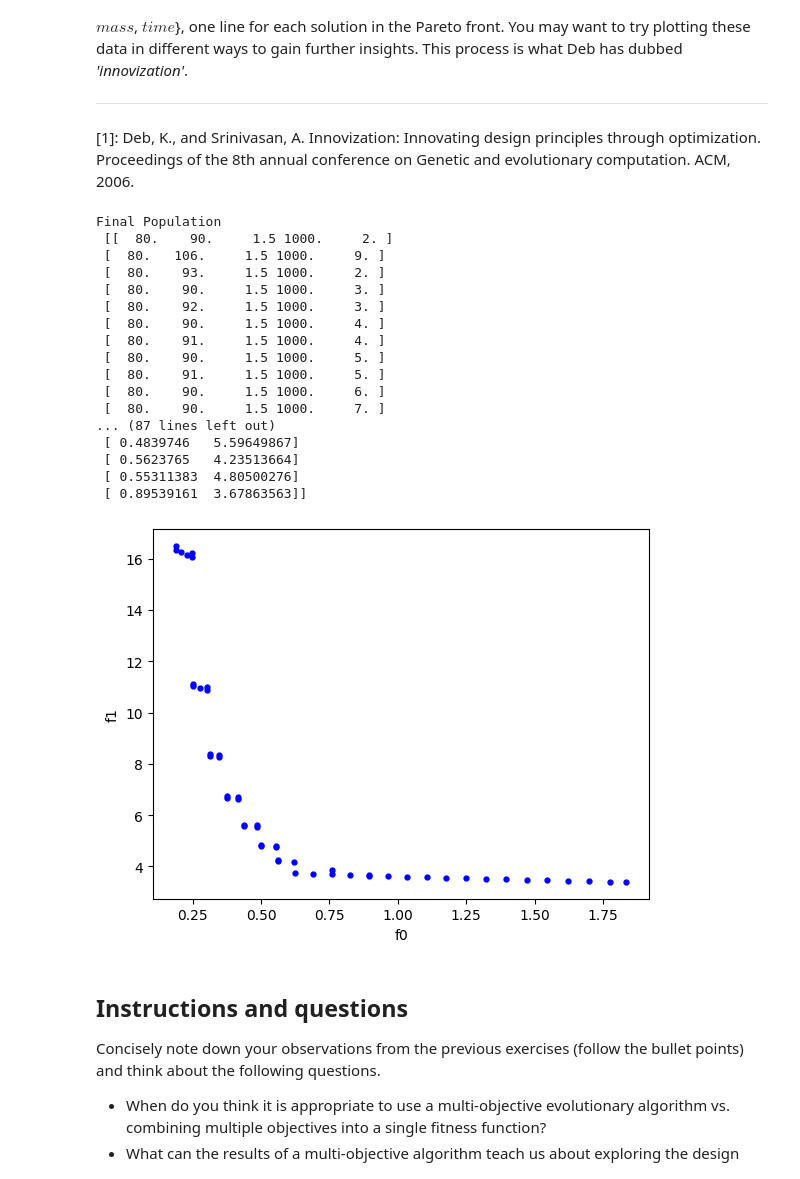
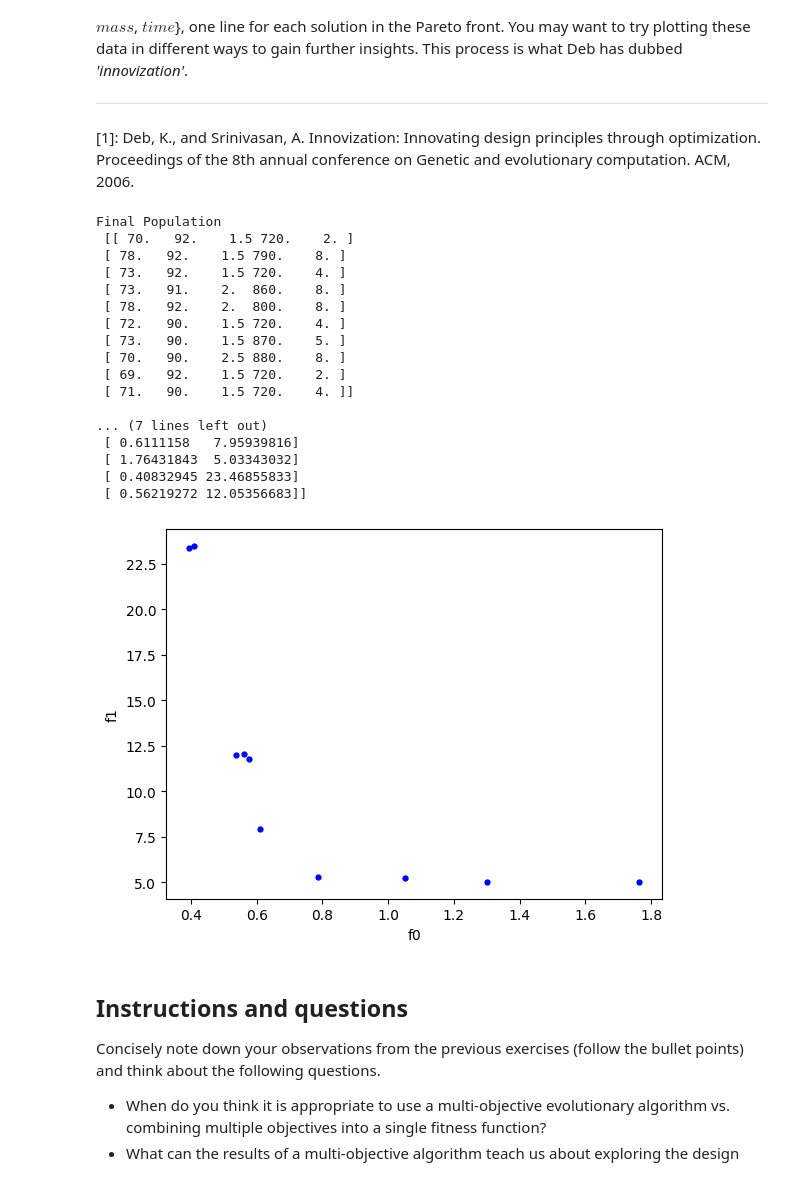
Before and after one commit to wamuumu/bio-labs, a Jupyter notebook: Lab04/Lab_04.ipynb, the cells around one changed output. Cells and saved outputs as stored; diff of their text form; code cells hidden in the pictures.

```diff
--- a/Lab04/Lab_04.ipynb
+++ b/Lab04/Lab_04.ipynb
@@ -270,8 +270,8 @@ display = True
 
 # parameters for NSGA-2
 args = {}
-args["pop_size"] = 50
-args["max_generations"] = 100
+args["pop_size"] = 10
+args["max_generations"] = 10
 constrained = False
 
 """
@@ -285,50 +285,50 @@ args["objective_1"] = "Brake Mass (kg)"
 args["objective_2"] = "Stopping Time (s)"
 
 args["variator"] = [variators.blend_crossover,disk_clutch_brake_mutation]
 
 args["fig_title"] = 'NSGA-2'
 
 seed = None
 rng = NumpyRandomWrapper(seed)
 
 final_pop, final_pop_fitnesses = multi_objective.run_nsga2(rng, problem, display=display,
                                      num_vars=5, **args)
 
 print("Final Population\n", final_pop)
 print()
 print("Final Population Fitnesses\n", final_pop_fitnesses)
 
 output = open("exercise_3.csv", "w")
 for individual, fitness in zip(final_pop, final_pop_fitnesses) :
     output.write(reduce(lambda x,y : str(x) + "," + str(y),
                         individual))
     output.write(",")
     output.write(reduce(lambda x,y : str(x) + "," + str(y),
                         fitness))
     output.write("\n")
 output.close()
 
 ioff()
 show()
 # %% [output]
 Final Population
- [[  80.    90.     1.5 1000.     2. ]
- [  80.   106.     1.5 1000.     9. ]
- [  80.    93.     1.5 1000.     2. ]
- [  80.    90.     1.5 1000.     3. ]
- [  80.    92.     1.5 1000.     3. ]
- [  80.    90.     1.5 1000.     4. ]
- [  80.    91.     1.5 1000.     4. ]
- [  80.    90.     1.5 1000.     5. ]
- [  80.    91.     1.5 1000.     5. ]
- [  80.    90.     1.5 1000.     6. ]
- [  80.    90.     1.5 1000.     7. ]
-... (87 lines left out)
- [ 0.4839746   5.59649867]
- [ 0.5623765   4.23513664]
- [ 0.55311383  4.80500276]
- [ 0.89539161  3.67863563]]
+ [[ 70.   92.    1.5 720.    2. ]
+ [ 78.   92.    1.5 790.    8. ]
+ [ 73.   92.    1.5 720.    4. ]
+ [ 73.   91.    2.  860.    8. ]
+ [ 78.   92.    2.  800.    8. ]
+ [ 72.   90.    1.5 720.    4. ]
+ [ 73.   90.    1.5 870.    5. ]
+ [ 70.   90.    2.5 880.    8. ]
+ [ 69.   92.    1.5 720.    2. ]
+ [ 71.   90.    1.5 720.    4. ]]
+
+... (7 lines left out)
+ [ 0.6111158   7.95939816]
+ [ 1.76431843  5.03343032]
+ [ 0.40832945 23.46855833]
+ [ 0.56219272 12.05356683]]
-[figure, old version]
+[figure, new version]
 # %% [markdown]
 ## Instructions and questions
 
```
Also changed, not shown: 8 other files.
